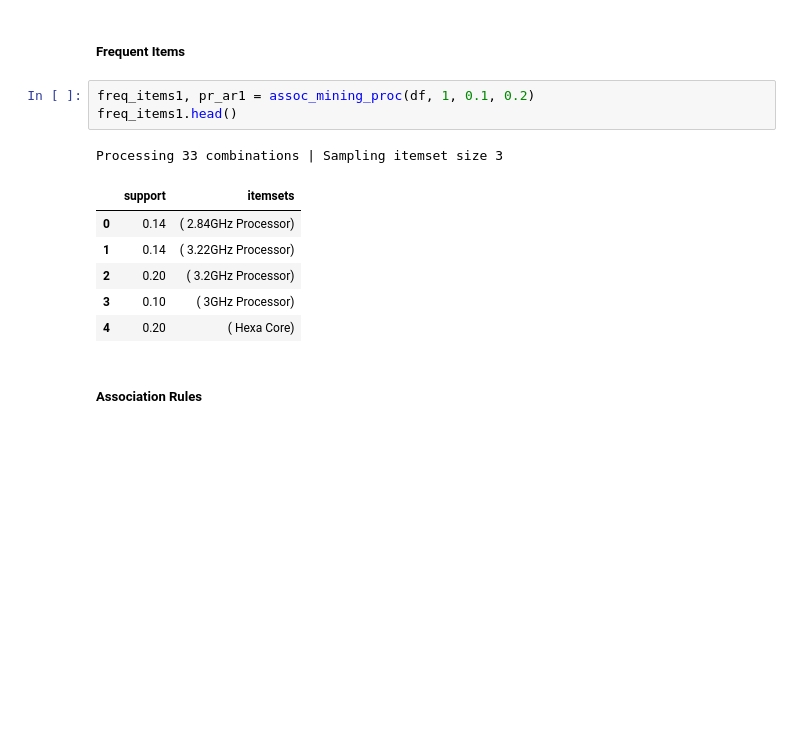
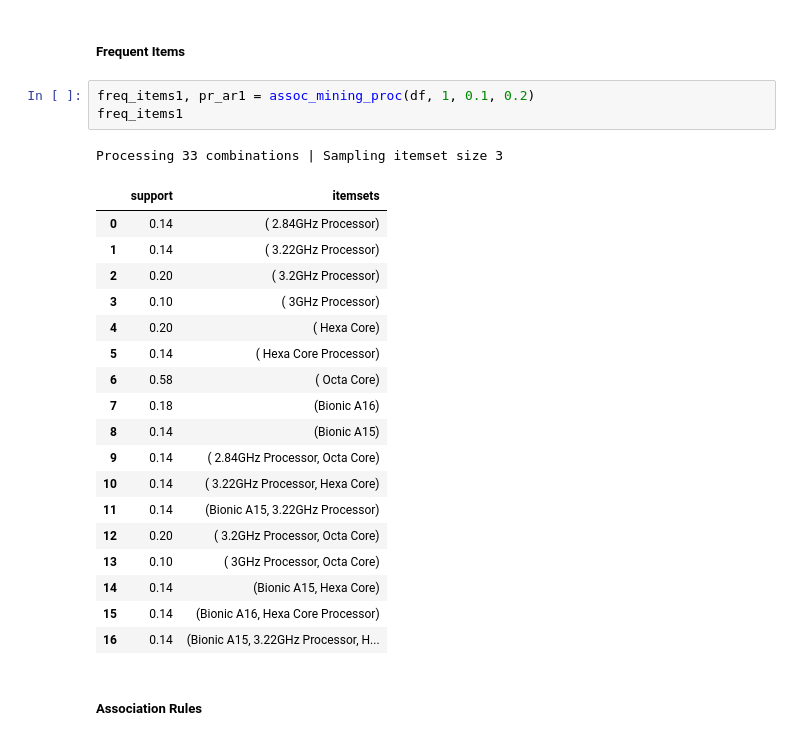
Before and after one commit to frottori/Big_Data_Python, a Jupyter notebook: Project/Project.ipynb, the cells around one changed output. Cells and saved outputs as stored; diff of their text form; blank space fills up the shorter version.

```diff
--- a/Project/Project.ipynb
+++ b/Project/Project.ipynb
@@ -347,15 +392,27 @@ pr_ar0.head()
 ##### Frequent Items
 # %%
 freq_items1, pr_ar1 = assoc_mining_proc(df, 1, 0.1, 0.2)
-freq_items1.head()
+freq_items1
 # %% [output]
 Processing 33 combinations | Sampling itemset size 3
 |  | support | itemsets |
 | 0 | 0.14 | ( 2.84GHz Processor) |
 | 1 | 0.14 | ( 3.22GHz Processor) |
 | 2 | 0.20 | ( 3.2GHz Processor) |
 | 3 | 0.10 | ( 3GHz Processor) |
 | 4 | 0.20 | ( Hexa Core) |
+| 5 | 0.14 | ( Hexa Core Processor) |
+| 6 | 0.58 | ( Octa Core) |
+| 7 | 0.18 | (Bionic A16) |
+| 8 | 0.14 | (Bionic A15) |
+| 9 | 0.14 | ( 2.84GHz Processor, Octa Core) |
+| 10 | 0.14 | ( 3.22GHz Processor, Hexa Core) |
+| 11 | 0.14 | (Bionic A15, 3.22GHz Processor) |
+| 12 | 0.20 | ( 3.2GHz Processor, Octa Core) |
+| 13 | 0.10 | ( 3GHz Processor, Octa Core) |
+| 14 | 0.14 | (Bionic A15, Hexa Core) |
+| 15 | 0.14 | (Bionic A16, Hexa Core Processor) |
+| 16 | 0.14 | (Bionic A15, 3.22GHz Processor, H... |
 # %% [markdown]
 ##### Association Rules
 # %%
```
Also changed, not shown: parts of 23 cells of this notebook, 1 other file.
